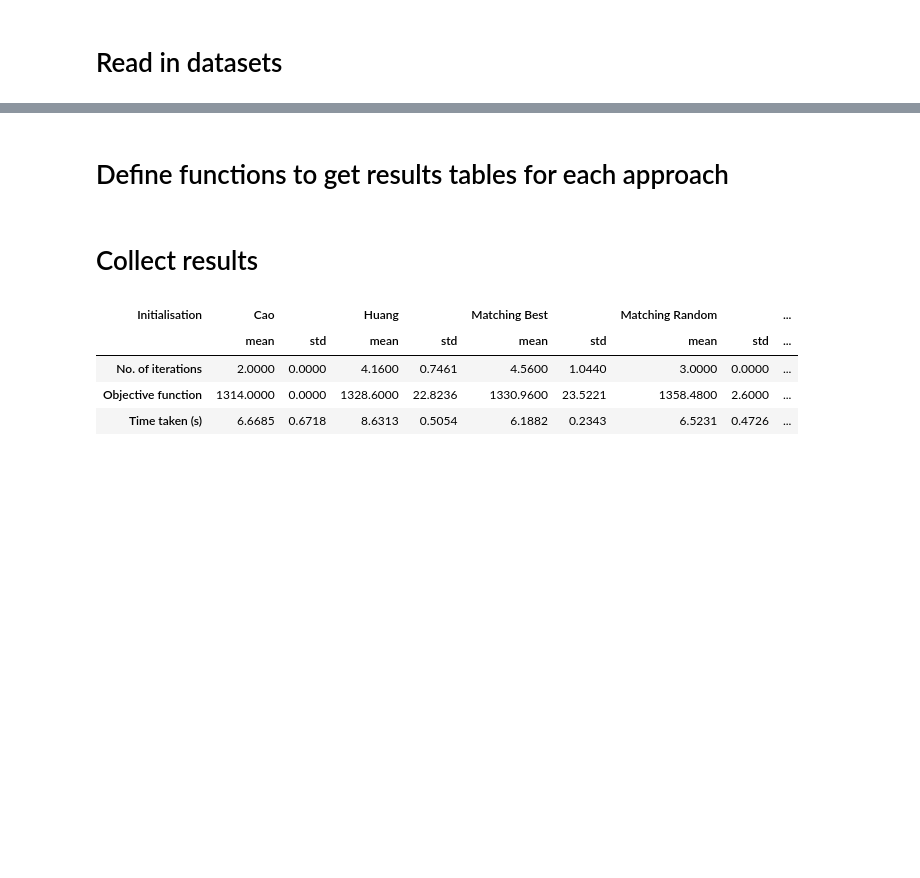
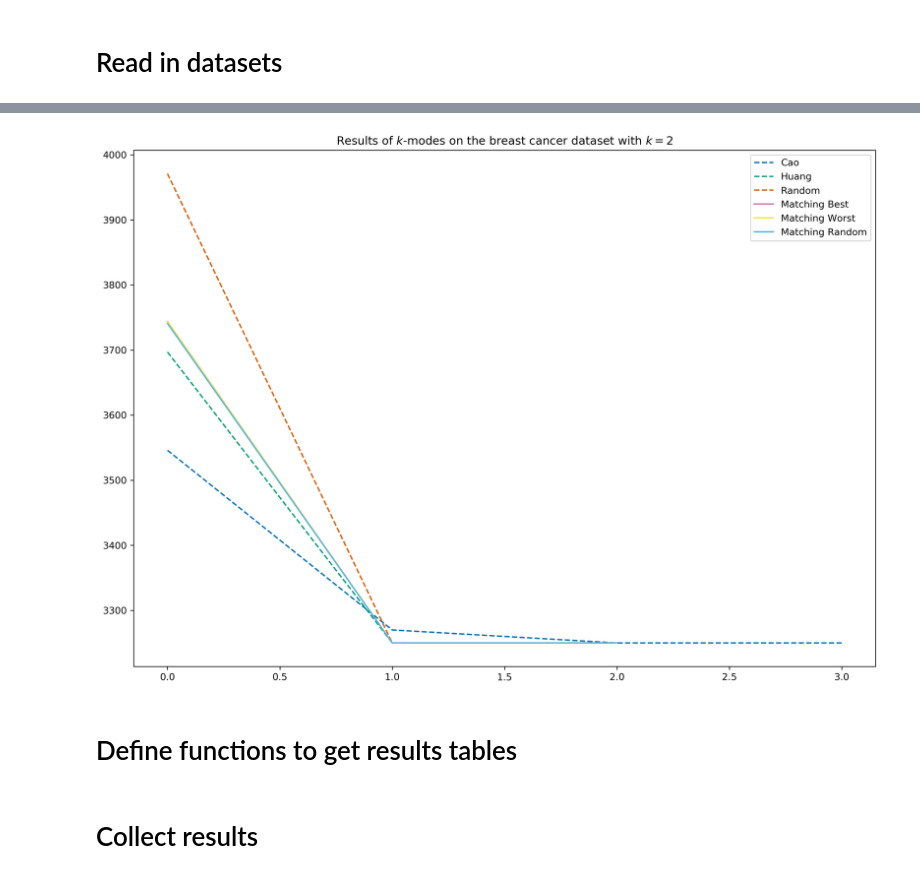
Before and after one commit to daffidwilde/kmodes-init-paper, a Jupyter notebook: nbs/generate_results.ipynb, the cells around one changed output, grey strips where cells are left out. Cells and saved outputs as stored; diff of their text form; code cells hidden in the pictures; blank space fills up the shorter version.

```diff
--- a/nbs/generate_results.ipynb
+++ b/nbs/generate_results.ipynb
@@ -34,3 +76,7 @@ for dataset in [soybean, mushroom, zoo, breast_cancer, vehicle]:
+# %%
+get_epoch_plot(breast_cancer, 'breast cancer')
+# %% [output]
+[figure, added]
 # %% [markdown]
-# Define functions to get results tables for each approach
+# Define functions to get results tables
 # %%
@@ -127,8 +136,0 @@ result = format_results(cluster_results)
-# %%
-result
-# %% [output]
-| Initialisation | Cao |  | Huang |  | Matching Best |  | Matching Random |  | ... |
-|  | mean | std | mean | std | mean | std | mean | std | ... |
-| No. of iterations | 2.0000 | 0.0000 | 4.1600 | 0.7461 | 4.5600 | 1.0440 | 3.0000 | 0.0000 | ... |
-| Objective function | 1314.0000 | 0.0000 | 1328.6000 | 22.8236 | 1330.9600 | 23.5221 | 1358.4800 | 2.6000 | ... |
-| Time taken (s) | 6.6685 | 0.6718 | 8.6313 | 0.5054 | 6.1882 | 0.2343 | 6.5231 | 0.4726 | ... |
```
Also changed, not shown: parts of 15 cells of this notebook.
